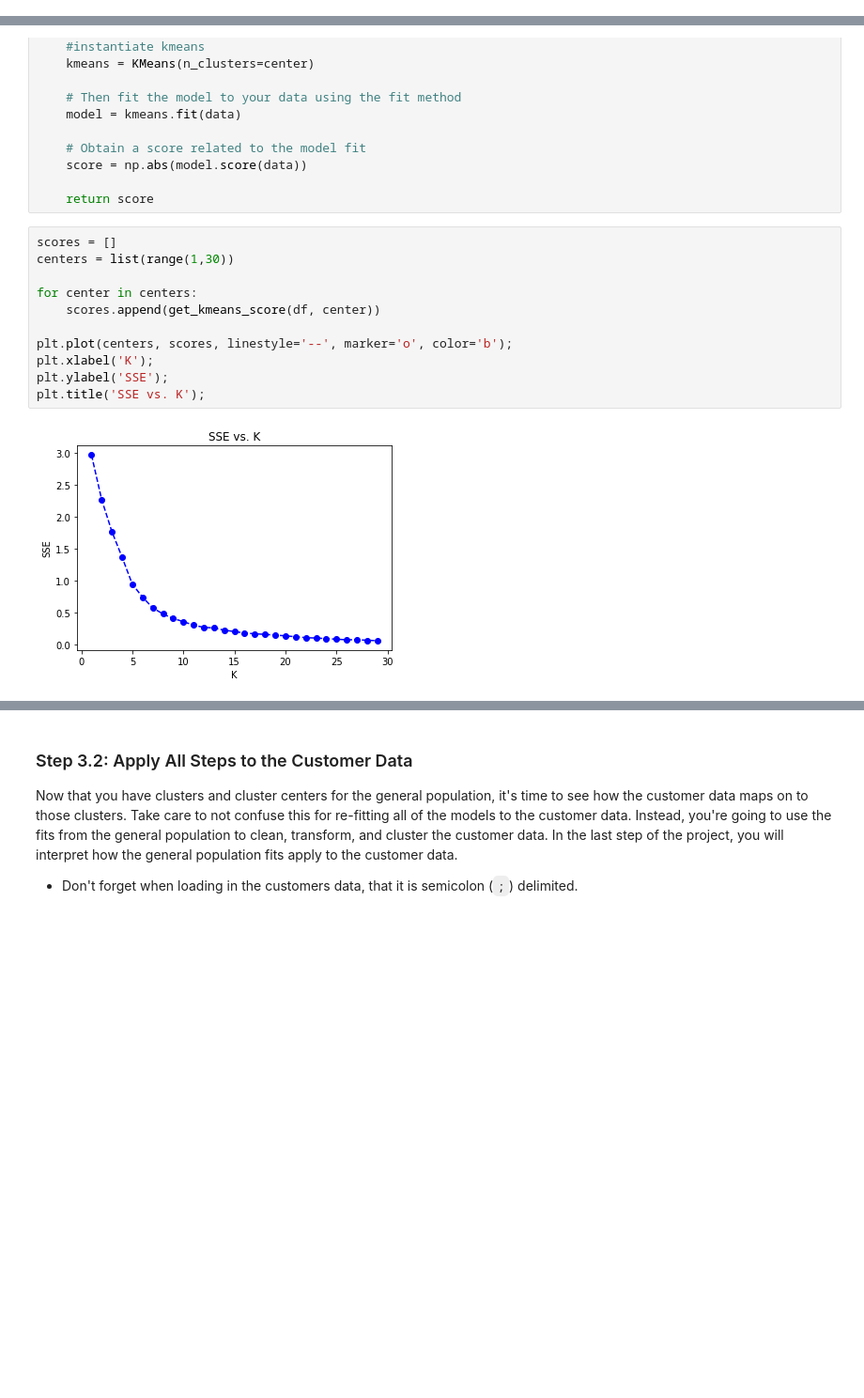
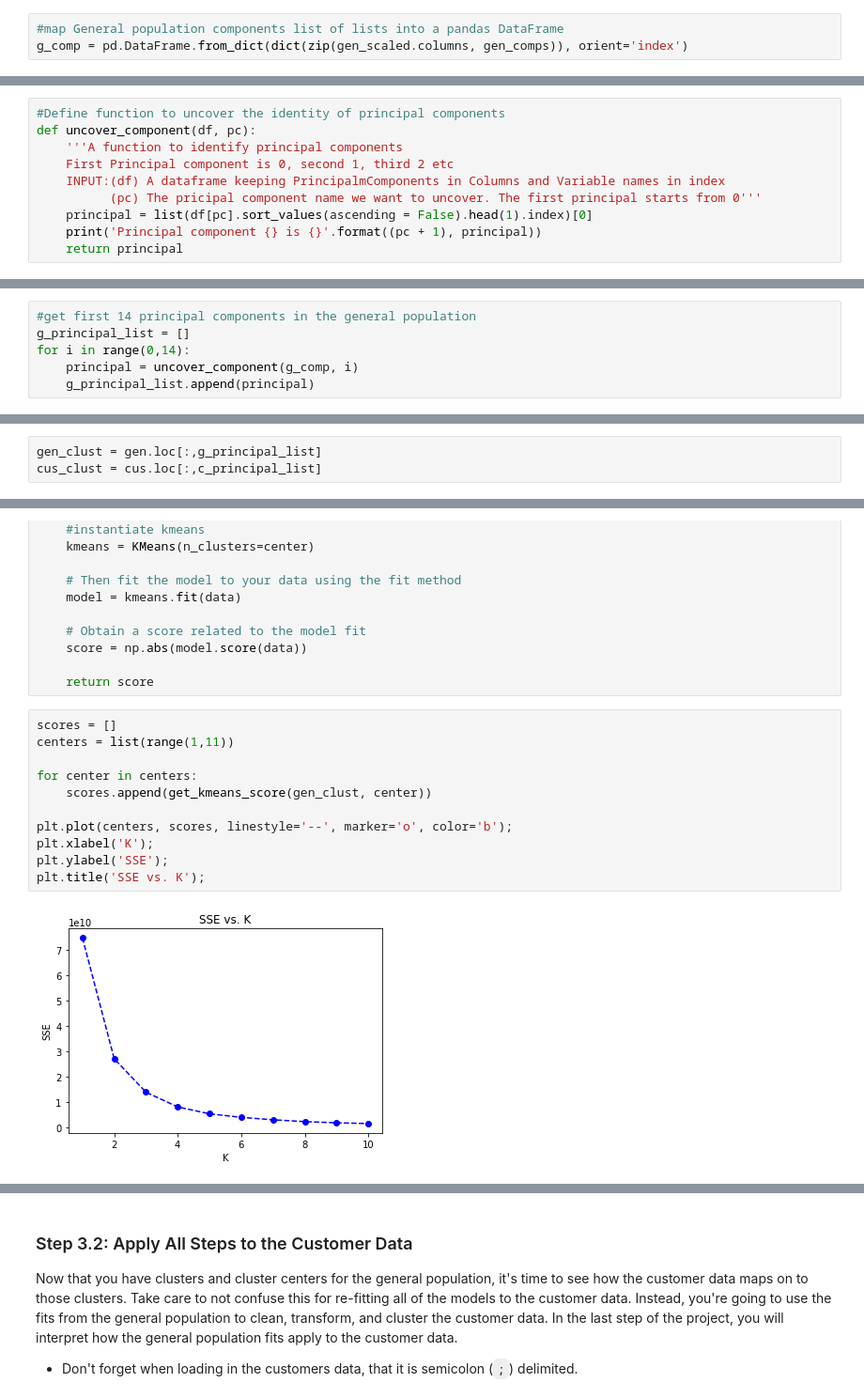
Before and after one commit to chpolyzo/intro_MLND, a Jupyter notebook: third_project/Identify_Customer_Segments.ipynb, the cells around one changed output, grey strips where cells are left out. Shown at 94% size. Cells and saved outputs as stored; diff of their text form; blank space fills up the shorter version.

```diff
--- a/third_project/Identify_Customer_Segments.ipynb
+++ b/third_project/Identify_Customer_Segments.ipynb
@@ -1574,0 +1513,3 @@ Name: c3, dtype: float64
+# %%
+#map General population components list of lists into a pandas DataFrame
+g_comp = pd.DataFrame.from_dict(dict(zip(gen_scaled.columns, gen_comps)), orient='index')
@@ -1580,3 +1559,13 @@ Name: c3, dtype: float64
+# %%
+#Define function to uncover the identity of principal components
+def uncover_component(df, pc):
+    '''A function to identify principal components
+    First Principal component is 0, second 1, third 2 etc
+    INPUT:(df) A dataframe keeping PrincipalmComponents in Columns and Variable names in index
+          (pc) The pricipal component name we want to uncover. The first principal starts from 0'''
+    principal = list(df[pc].sort_values(ascending = False).head(1).index)[0]
+    print('Principal component {} is {}'.format((pc + 1), principal))
+    return principal
 # %%
 # Map weights for the second principal component to corresponding feature names
 # and then print the linked values, sorted by weight.
@@ -1604,0 +1631,6 @@ All three components together they interact in a positive way of the model with
+# %%
+#get first 14 principal components in the general population
+g_principal_list = []
+for i in range(0,14):
+    principal = uncover_component(g_comp, i)
+    g_principal_list.append(principal)
@@ -1623,0 +1884,3 @@ To use KMeans, you need to follow three steps:
+# %%
+gen_clust = gen.loc[:,g_principal_list]
+cus_clust = cus.loc[:,c_principal_list]
@@ -1675,14 +1948,14 @@ def get_kmeans_score(data, center):
     return score
 # %%
 scores = []
-centers = list(range(1,30))
+centers = list(range(1,11))
 
 for center in centers:
-    scores.append(get_kmeans_score(df, center))
+    scores.append(get_kmeans_score(gen_clust, center))
 
 plt.plot(centers, scores, linestyle='--', marker='o', color='b');
 plt.xlabel('K');
 plt.ylabel('SSE');
 plt.title('SSE vs. K');
 # %% [output]
-[figure, old version]
+[figure, new version]
```
Also changed, not shown: parts of 125 cells of this notebook.
